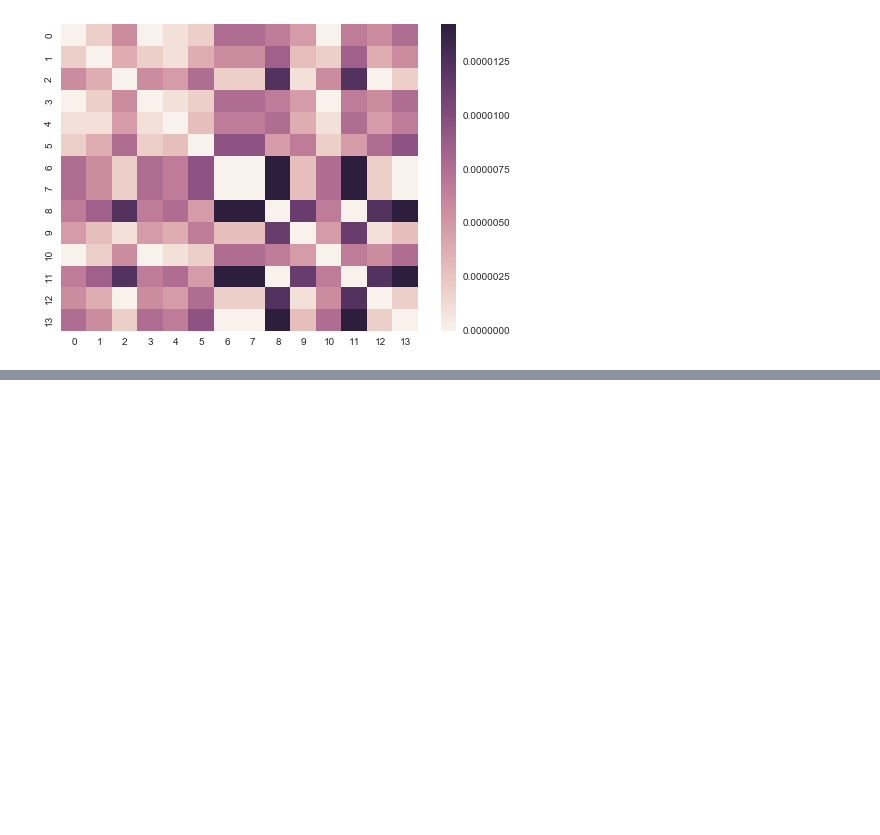
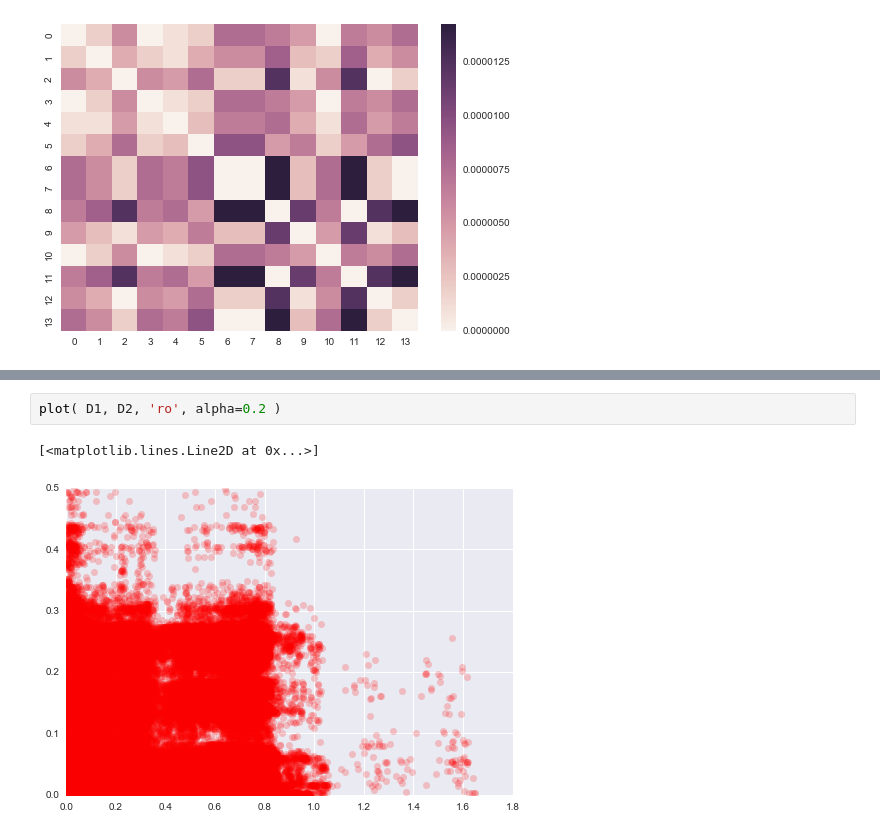
Before and after one commit to ryneches/SuchTree, a Jupyter notebook: examples.ipynb, the cells around one changed output, grey strips where cells are left out. Drawn from its saved outputs; the diff is of its cells as text; blank space fills up the shorter version.

```diff
--- a/examples.ipynb
+++ b/examples.ipynb
@@ -44,0 +93,5 @@ n*4*4
+# %%
+plot( D1, D2, 'ro', alpha=0.2 )
+# %% [output]
+[<matplotlib.lines.Line2D at 0x...>]
+[figure, added]
```
Also changed, not shown: parts of 9 cells of this notebook, 1 other file.
